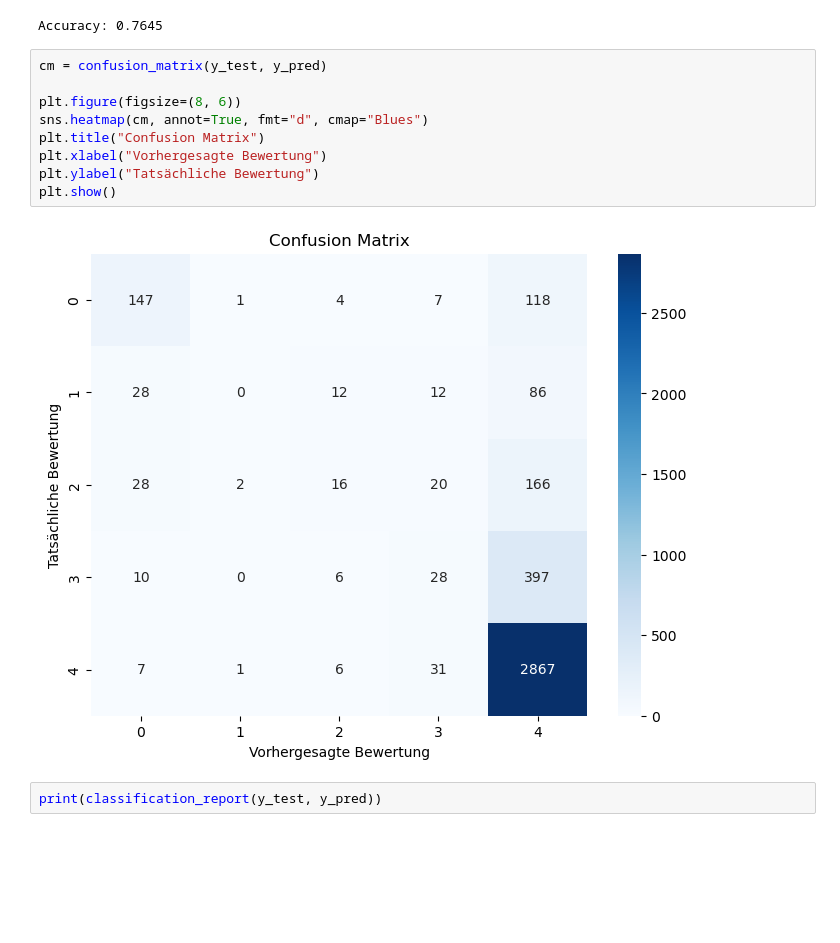
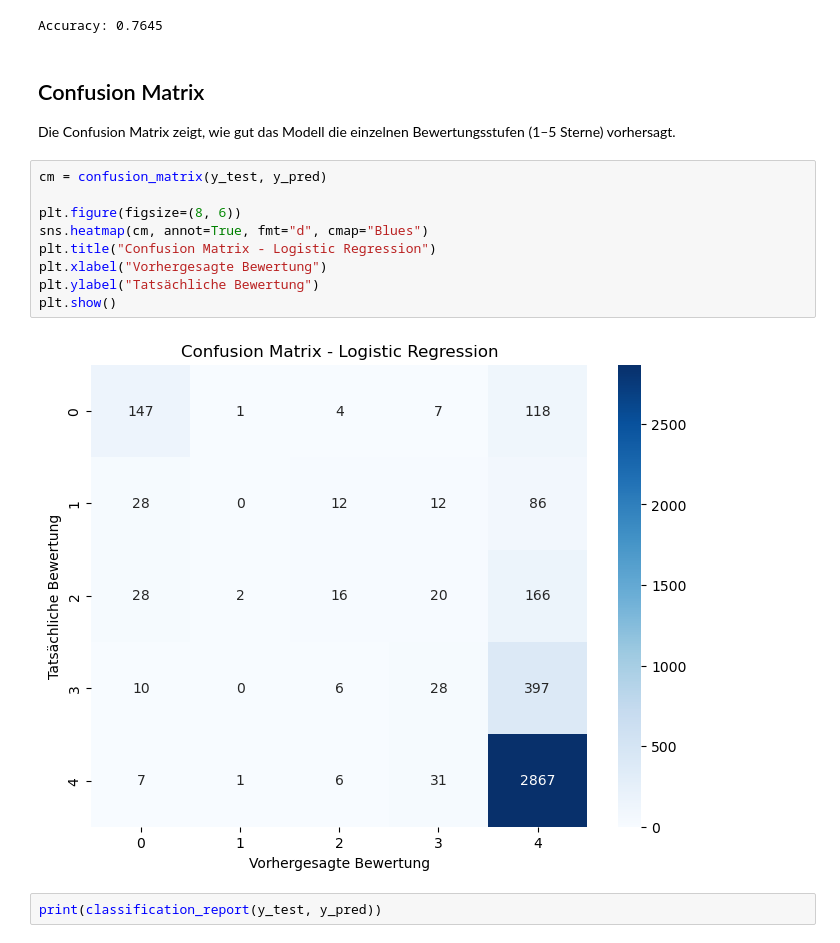
Before and after one commit to manujel/amazon-review-sentiment-analysis, a Jupyter notebook: NLP_Sentimentalanalyse.ipynb, the cells around one changed output. Saved outputs shown, nothing was run; the diff lists cells and outputs as text; blank space fills up the shorter version.

```diff
--- a/NLP_Sentimentalanalyse.ipynb
+++ b/NLP_Sentimentalanalyse.ipynb
@@ -148,17 +219,21 @@ accuracy = accuracy_score(y_test, y_pred)
 print("Accuracy:", accuracy)
 # %% [output]
 Accuracy: 0.7645
+# %% [markdown]
+## Confusion Matrix
+
+Die Confusion Matrix zeigt, wie gut das Modell die einzelnen Bewertungsstufen (1–5 Sterne) vorhersagt.
 # %%
 cm = confusion_matrix(y_test, y_pred)
 
 plt.figure(figsize=(8, 6))
 sns.heatmap(cm, annot=True, fmt="d", cmap="Blues")
-plt.title("Confusion Matrix")
+plt.title("Confusion Matrix - Logistic Regression")
 plt.xlabel("Vorhergesagte Bewertung")
 plt.ylabel("Tatsächliche Bewertung")
 plt.show()
 # %% [output]
-[figure, old version]
+[figure, new version]
 # %%
 print(classification_report(y_test, y_pred))
 # %% [output]
```
Also changed, not shown: parts of 18 cells of this notebook.
